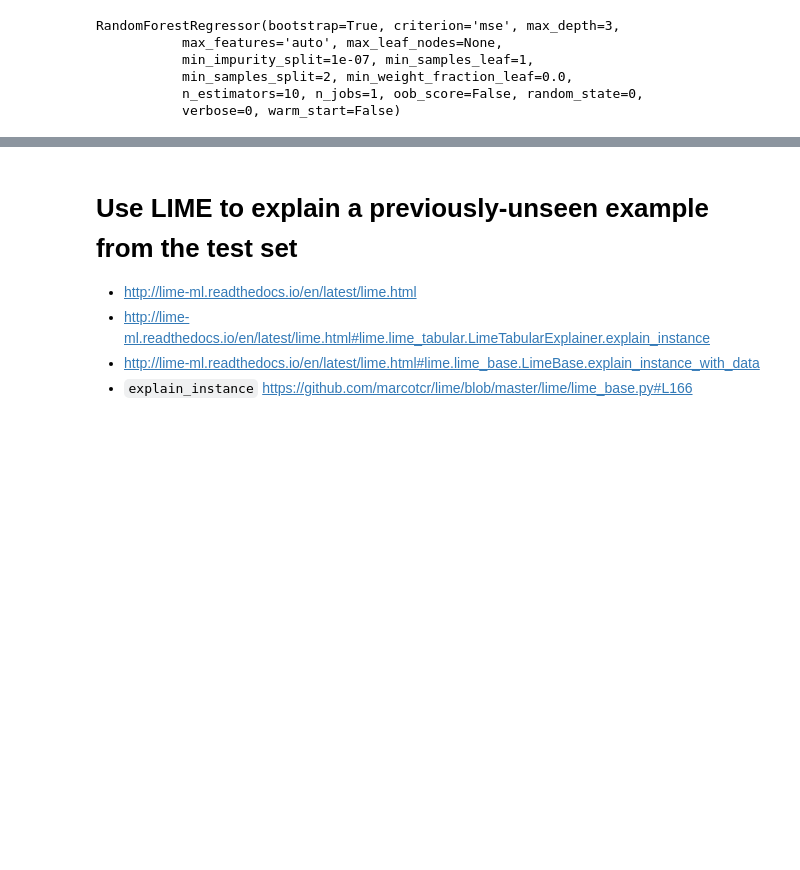
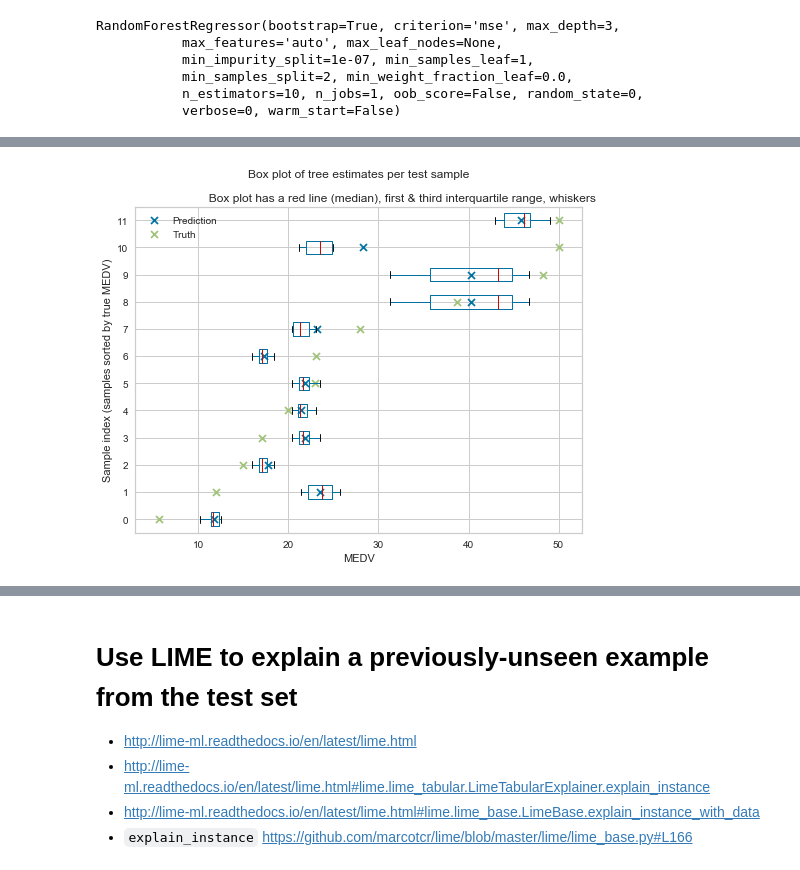
Before and after one commit to ianozsvald/data_science_delivered, a Jupyter notebook: ml_explain_regression_prediction.ipynb, the cells around one changed output, grey strips where cells are left out. Saved outputs shown, nothing was run; the diff lists cells and outputs as text; code cells hidden in the pictures; blank space fills up the shorter version.

```diff
--- a/ml_explain_regression_prediction.ipynb
+++ b/ml_explain_regression_prediction.ipynb
@@ -191,0 +239,17 @@ Failed to import duecredit due to No module named 'duecredit'
+# %%
+fig, ax = plt.subplots(figsize=(8,6));
+
+# note that if we enable showmeans and meanline then the boxplot will
+# show a dotted line for the mean (the solid red line is the median)
+# and this matches the Prediction cross that I've subsequently drawn
+df_estimates_by_tree.plot(kind="box", vert=False, ax=ax,
+                          title="""Box plot of tree estimates per test sample\n
+                          Box plot has a red line (median), first & third interquartile range, whiskers""");
+                          #showmeans=True, meanline=True);
+ax.set(xlabel="MEDV", ylabel="Sample index (samples sorted by true MEDV)");
+y_indices = list(range(1, y_samples.shape[0]+1))
+ax.scatter(yhat_samples, y_indices, marker='x', label="Prediction");
+ax.scatter(y_samples.values, y_indices, marker='x', label="Truth");
+ax.legend();
+# %% [output]
+[figure, added]
```
Also changed, not shown: parts of 28 cells of this notebook.
